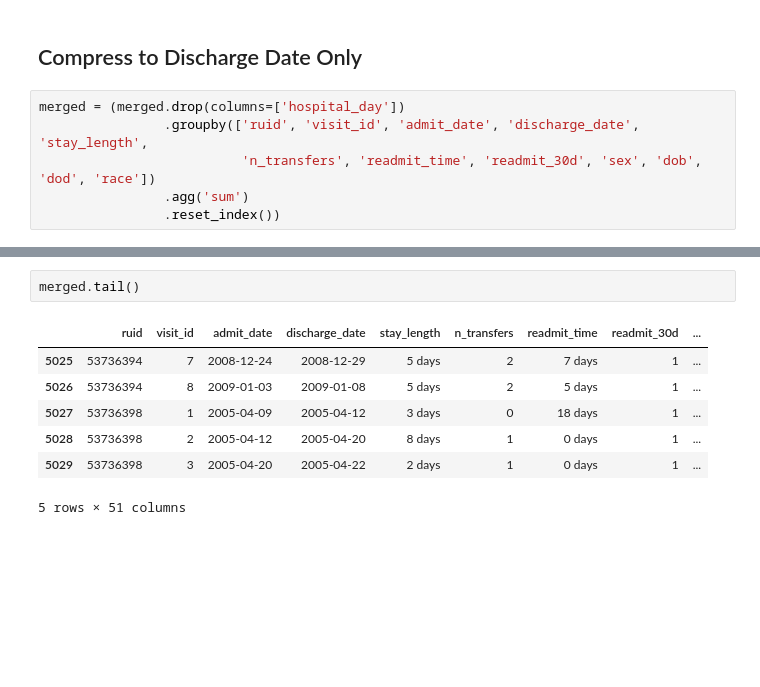
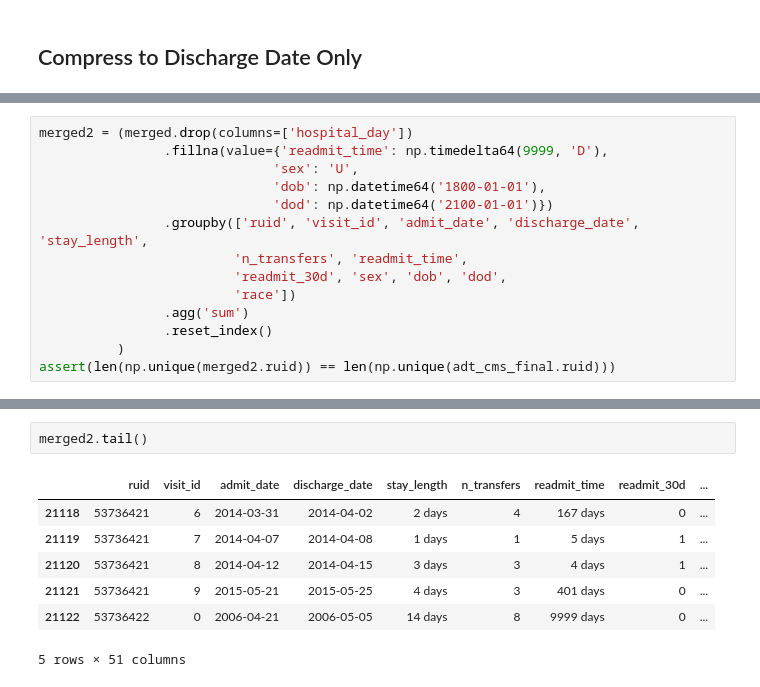
Before and after one commit to alvinjeffery/Bios8366_project, a Jupyter notebook: code/merging.ipynb, the cells around one changed output, grey strips where cells are left out. Saved outputs shown, nothing was run; the diff lists cells and outputs as text; blank space fills up the shorter version.

Commit message:
all data tentatively merged

```diff
--- a/code/merging.ipynb
+++ b/code/merging.ipynb
@@ -120,12 +132,6 @@ merged.shape
 (128389, 52)
 # %% [markdown]
 ## Compress to Discharge Date Only
-# %%
-merged = (merged.drop(columns=['hospital_day'])
-                .groupby(['ruid', 'visit_id', 'admit_date', 'discharge_date', 'stay_length',
-                          'n_transfers', 'readmit_time', 'readmit_30d', 'sex', 'dob', 'dod', 'race'])
-                .agg('sum')
-                .reset_index())
 # %%
 merged.head()
 # %% [output]
@@ -138,0 +165,14 @@ merged.head()
+# %%
+merged2 = (merged.drop(columns=['hospital_day'])
+                .fillna(value={'readmit_time': np.timedelta64(9999, 'D'),
+                              'sex': 'U',
+                              'dob': np.datetime64('1800-01-01'),
+                              'dod': np.datetime64('2100-01-01')})
+                .groupby(['ruid', 'visit_id', 'admit_date', 'discharge_date', 'stay_length',
+                         'n_transfers', 'readmit_time',
+                         'readmit_30d', 'sex', 'dob', 'dod',
+                         'race'])
+                .agg('sum')
+                .reset_index()
+          )
+assert(len(np.unique(merged2.ruid)) == len(np.unique(adt_cms_final.ruid)))
@@ -139,10 +189,10 @@ merged.head()
 # %%
-merged.tail()
+merged2.tail()
 # %% [output]
 |  | ruid | visit_id | admit_date | discharge_date | stay_length | n_transfers | readmit_time | readmit_30d | ... |
-| 5025 | 53736394 | 7 | 2008-12-24 | 2008-12-29 | 5 days | 2 | 7 days | 1 | ... |
-| 5026 | 53736394 | 8 | 2009-01-03 | 2009-01-08 | 5 days | 2 | 5 days | 1 | ... |
-| 5027 | 53736398 | 1 | 2005-04-09 | 2005-04-12 | 3 days | 0 | 18 days | 1 | ... |
-| 5028 | 53736398 | 2 | 2005-04-12 | 2005-04-20 | 8 days | 1 | 0 days | 1 | ... |
-| 5029 | 53736398 | 3 | 2005-04-20 | 2005-04-22 | 2 days | 1 | 0 days | 1 | ... |
+| 21118 | 53736421 | 6 | 2014-03-31 | 2014-04-02 | 2 days | 4 | 167 days | 0 | ... |
+| 21119 | 53736421 | 7 | 2014-04-07 | 2014-04-08 | 1 days | 1 | 5 days | 1 | ... |
+| 21120 | 53736421 | 8 | 2014-04-12 | 2014-04-15 | 3 days | 3 | 4 days | 1 | ... |
+| 21121 | 53736421 | 9 | 2015-05-21 | 2015-05-25 | 4 days | 3 | 401 days | 0 | ... |
+| 21122 | 53736422 | 0 | 2006-04-21 | 2006-05-05 | 14 days | 8 | 9999 days | 0 | ... |
 5 rows × 51 columns
```
Also changed, not shown: parts of 21 cells of this notebook.
